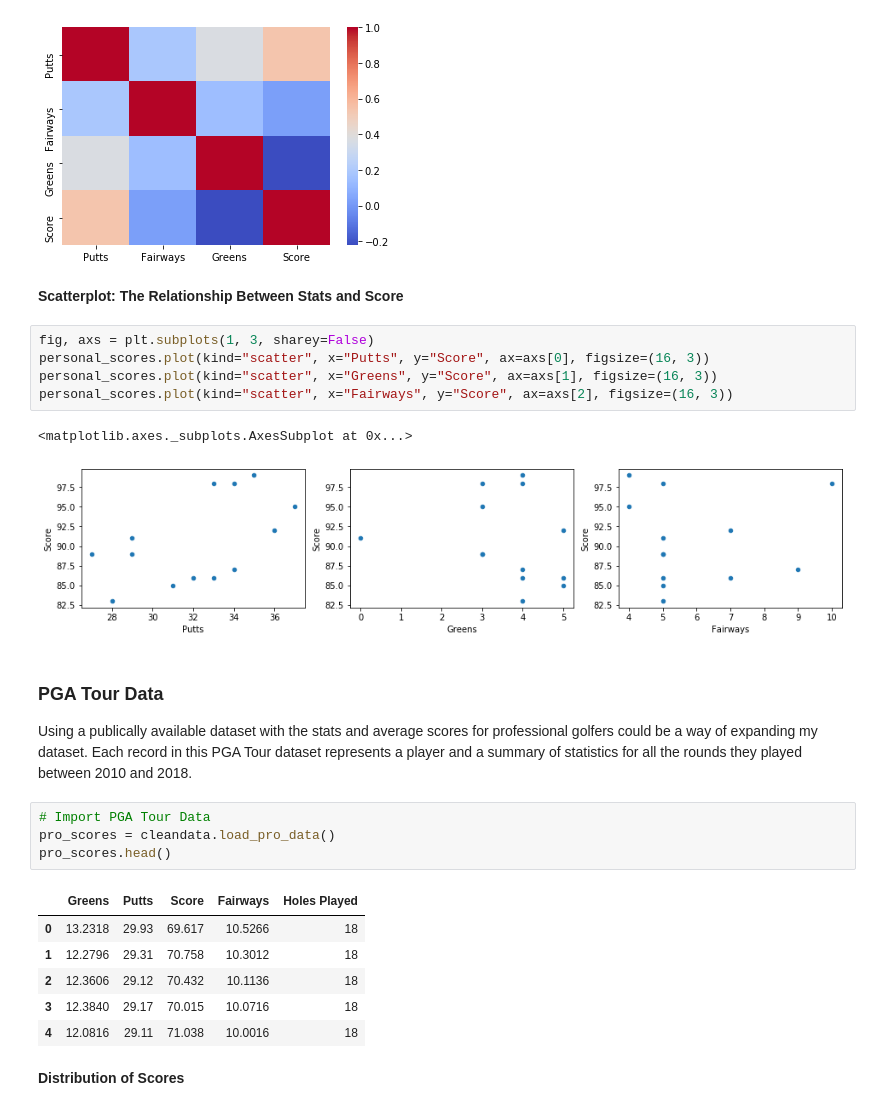
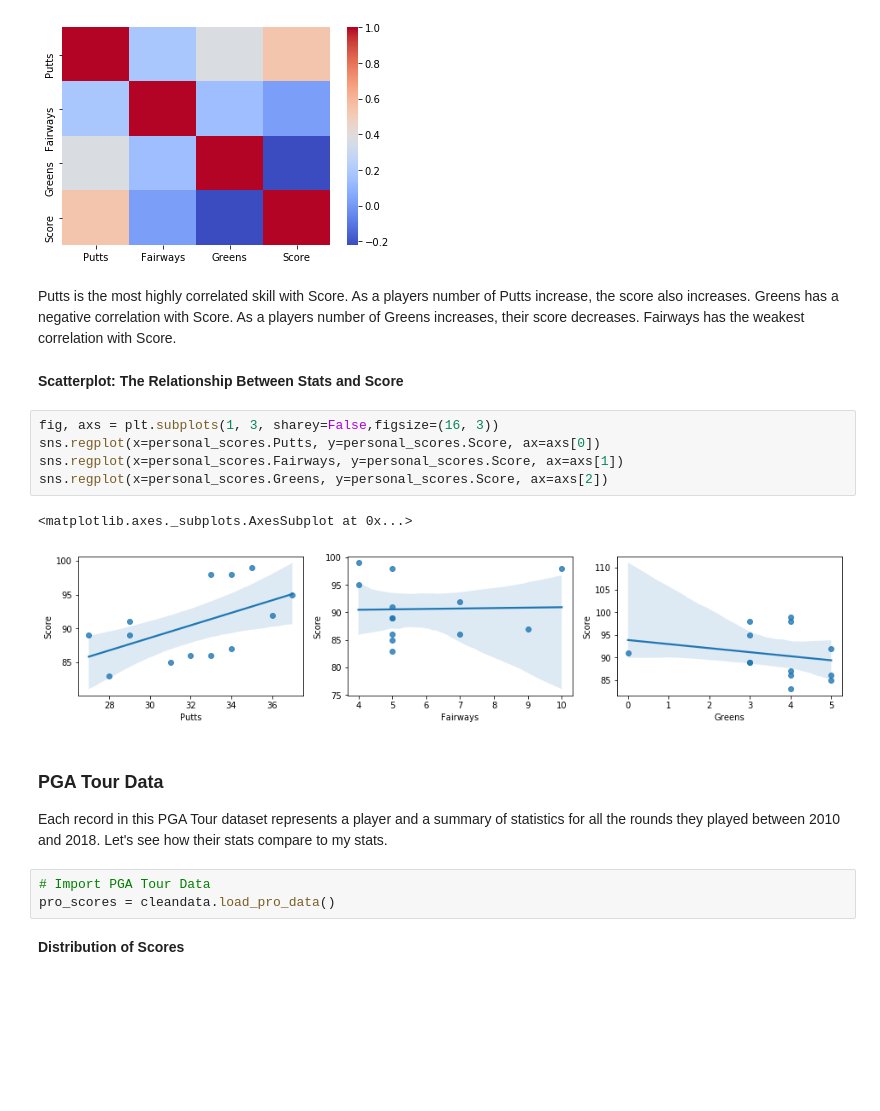
Before and after one commit to mvrahas/predict-golf-score, a Jupyter notebook: Golf-Game-Improvement-Model.ipynb, the cells around one changed output. Cells and saved outputs as stored; diff of their text form; blank space fills up the shorter version.

```diff
--- a/Golf-Game-Improvement-Model.ipynb
+++ b/Golf-Game-Improvement-Model.ipynb
@@ -64,31 +64,25 @@ sns.heatmap(correlations, cmap='coolwarm')
 # %% [output]
 <matplotlib.axes._subplots.AxesSubplot at 0x...>
 [figure]
+# %% [markdown]
+Putts is the most highly correlated skill with Score. As a players number of Putts increase, the score also increases. Greens has a negative correlation with Score. As a players number of Greens increases, their score decreases. Fairways has the weakest correlation with Score.
 # %% [markdown]
 **Scatterplot: The Relationship Between Stats and Score**
 # %%
-fig, axs = plt.subplots(1, 3, sharey=False)
-personal_scores.plot(kind="scatter", x="Putts", y="Score", ax=axs[0], figsize=(16, 3))
-personal_scores.plot(kind="scatter", x="Greens", y="Score", ax=axs[1], figsize=(16, 3))
-personal_scores.plot(kind="scatter", x="Fairways", y="Score", ax=axs[2], figsize=(16, 3))
+fig, axs = plt.subplots(1, 3, sharey=False,figsize=(16, 3))
+sns.regplot(x=personal_scores.Putts, y=personal_scores.Score, ax=axs[0])
+sns.regplot(x=personal_scores.Fairways, y=personal_scores.Score, ax=axs[1])
+sns.regplot(x=personal_scores.Greens, y=personal_scores.Score, ax=axs[2])
 # %% [output]
 <matplotlib.axes._subplots.AxesSubplot at 0x...>
-[figure, old version]
+[figure, new version]
 # %% [markdown]
 ### PGA Tour Data
 
-Using a publically available dataset with the stats and average scores for professional golfers could be a way of expanding my dataset. Each record in this PGA Tour dataset represents a player and a summary of statistics for all the rounds they played between 2010 and 2018.
+Each record in this PGA Tour dataset represents a player and a summary of statistics for all the rounds they played between 2010 and 2018. Let's see how their stats compare to my stats.
 # %%
 # Import PGA Tour Data
 pro_scores = cleandata.load_pro_data()
-pro_scores.head()
-# %% [output]
-|  | Greens | Putts | Score | Fairways | Holes Played |
-| 0 | 13.2318 | 29.93 | 69.617 | 10.5266 | 18 |
-| 1 | 12.2796 | 29.31 | 70.758 | 10.3012 | 18 |
-| 2 | 12.3606 | 29.12 | 70.432 | 10.1136 | 18 |
-| 3 | 12.3840 | 29.17 | 70.015 | 10.0716 | 18 |
-| 4 | 12.0816 | 29.11 | 71.038 | 10.0016 | 18 |
 # %% [markdown]
 **Distribution of Scores**
 # %%
```
Also changed, not shown: parts of 20 cells of this notebook, 4 other files.
